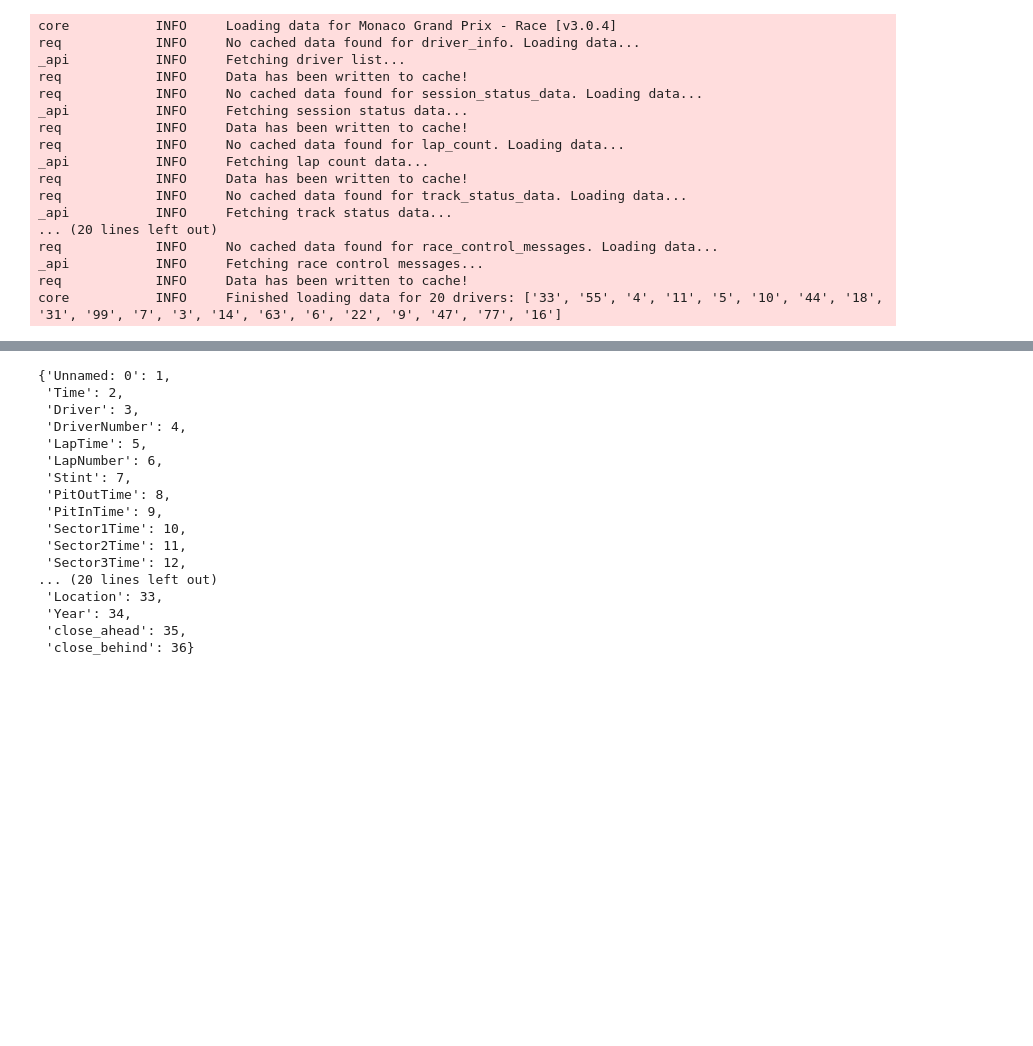
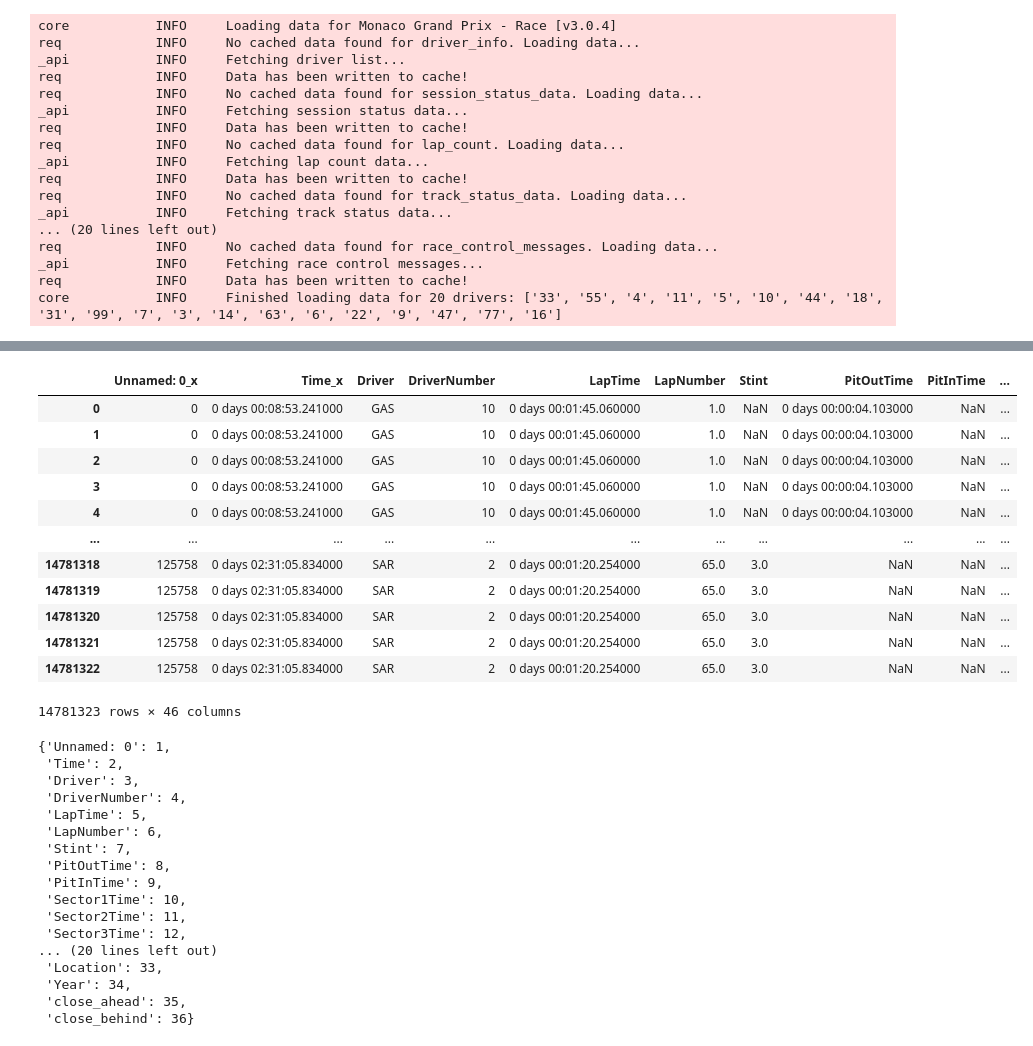
Before and after one commit to le-dav/f1-binottor, a Jupyter notebook: notebooks/exploration.ipynb, the cells around one changed output, grey strips where cells are left out. Cells and saved outputs as stored; diff of their text form; code cells hidden in the pictures; blank space fills up the shorter version.

```diff
--- a/notebooks/exploration.ipynb
+++ b/notebooks/exploration.ipynb
@@ -58,3 +62,29 @@ big_laps
+# %%
+def merge_weather(laps, weather):
+    def add_standardized_time(df):
+        df['Time_min']=pd.to_timedelta(df['Time'])
+        df['Time_min']=df['Time_min'].values.astype('timedelta64[m]')
+    add_standardized_time(laps)
+    add_standardized_time(weather)
+    laps_extended = laps.merge(weather,on="Time_min",how="left",suffixes=(None,"_w"))
+    return laps_extended
+
+laps_extended=merge_weather(big_laps,weather)
+laps_extended
+# %% [output]
+|  | Unnamed: 0_x | Time_x | Driver | DriverNumber | LapTime | LapNumber | Stint | PitOutTime | PitInTime | ... |
+| 0 | 0 | 0 days 00:08:53.241000 | GAS | 10 | 0 days 00:01:45.060000 | 1.0 | NaN | 0 days 00:00:04.103000 | NaN | ... |
+| 1 | 0 | 0 days 00:08:53.241000 | GAS | 10 | 0 days 00:01:45.060000 | 1.0 | NaN | 0 days 00:00:04.103000 | NaN | ... |
+| 2 | 0 | 0 days 00:08:53.241000 | GAS | 10 | 0 days 00:01:45.060000 | 1.0 | NaN | 0 days 00:00:04.103000 | NaN | ... |
+| 3 | 0 | 0 days 00:08:53.241000 | GAS | 10 | 0 days 00:01:45.060000 | 1.0 | NaN | 0 days 00:00:04.103000 | NaN | ... |
+| 4 | 0 | 0 days 00:08:53.241000 | GAS | 10 | 0 days 00:01:45.060000 | 1.0 | NaN | 0 days 00:00:04.103000 | NaN | ... |
+| ... | ... | ... | ... | ... | ... | ... | ... | ... | ... | ... |
+| 14781318 | 125758 | 0 days 02:31:05.834000 | SAR | 2 | 0 days 00:01:20.254000 | 65.0 | 3.0 | NaN | NaN | ... |
+| 14781319 | 125758 | 0 days 02:31:05.834000 | SAR | 2 | 0 days 00:01:20.254000 | 65.0 | 3.0 | NaN | NaN | ... |
+| 14781320 | 125758 | 0 days 02:31:05.834000 | SAR | 2 | 0 days 00:01:20.254000 | 65.0 | 3.0 | NaN | NaN | ... |
+| 14781321 | 125758 | 0 days 02:31:05.834000 | SAR | 2 | 0 days 00:01:20.254000 | 65.0 | 3.0 | NaN | NaN | ... |
+| 14781322 | 125758 | 0 days 02:31:05.834000 | SAR | 2 | 0 days 00:01:20.254000 | 65.0 | 3.0 | NaN | NaN | ... |
+14781323 rows × 46 columns
 # %%
 column_dict = { column: index+1 for index, column in enumerate(big_laps.columns)}
 column_dict
```
Also changed, not shown: parts of 2 cells of this notebook, 1 other file.
